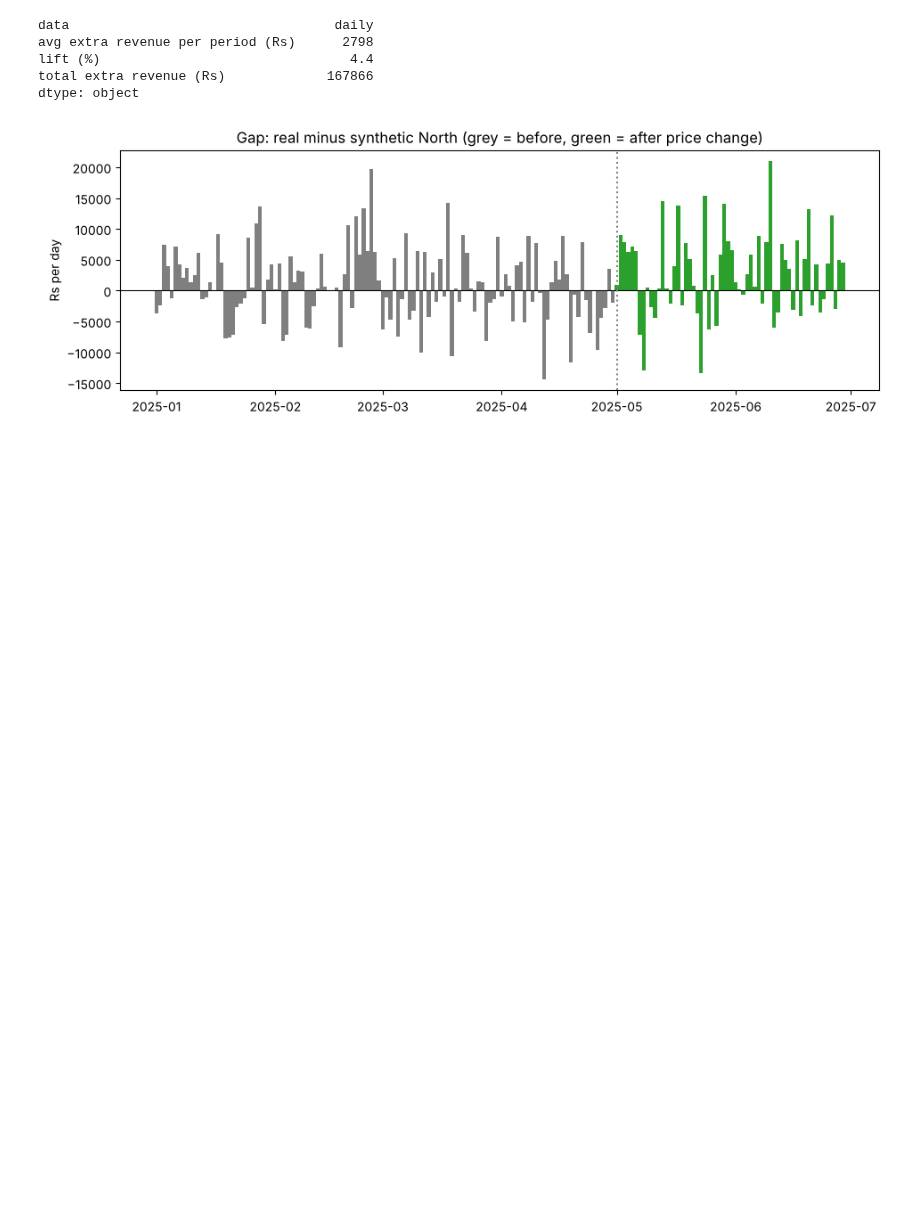
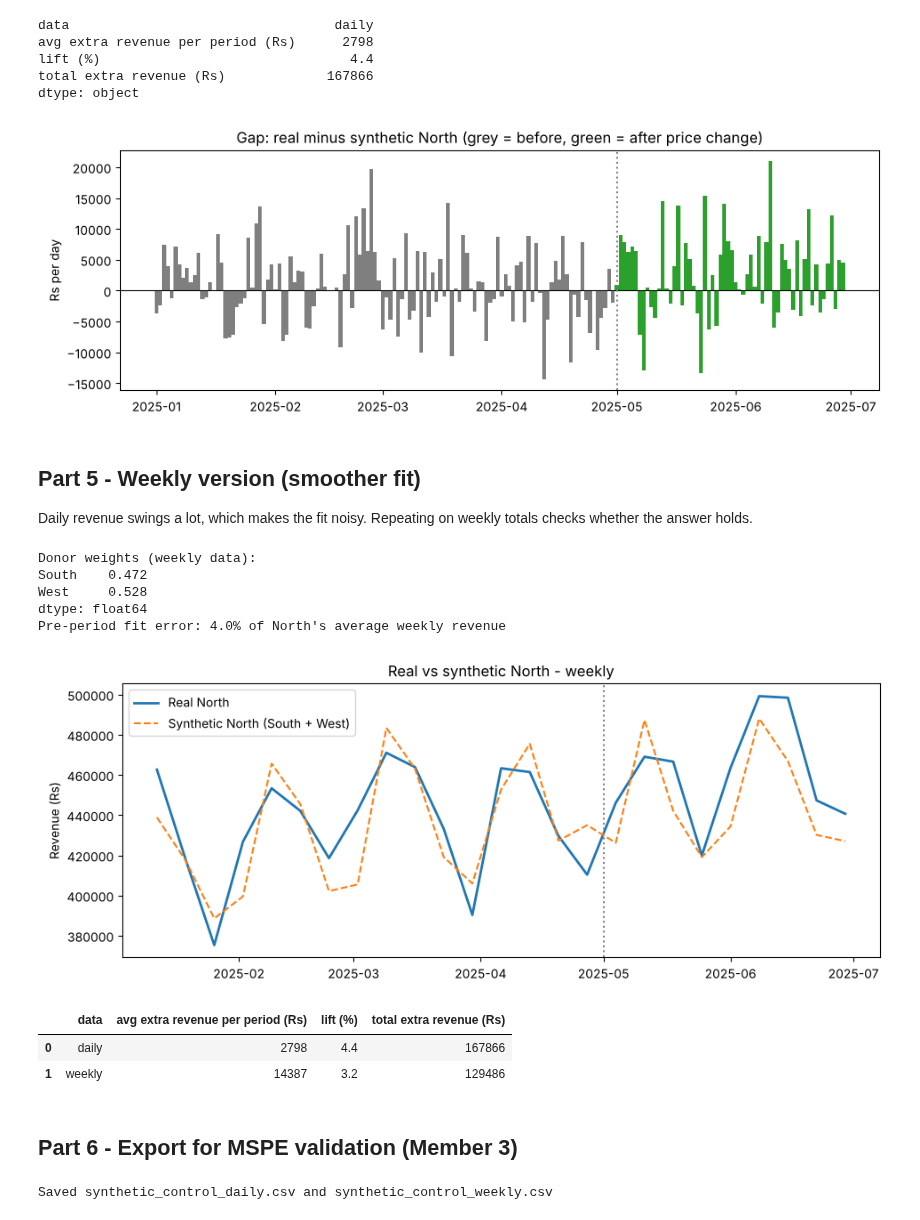
Before and after one commit to rharishwar6-hash/causal-inference-synthetic-control-pricing, a Jupyter notebook: 03_synthetic_control.ipynb, the cells around one changed output. Drawn from its saved outputs; the diff is of its cells as text; code cells hidden in the pictures; blank space fills up the shorter version.

Commit message:
feat(synth): add weekly comparison, export and findings

```diff
--- a/03_synthetic_control.ipynb
+++ b/03_synthetic_control.ipynb
@@ -145,3 +145,38 @@ ax.set_ylabel("Rs per day")
 plt.show()
 # %% [output]
 [figure]
+# %% [markdown]
+## Part 5 - Weekly version (smoother fit)
+Daily revenue swings a lot, which makes the fit noisy. Repeating on weekly totals checks whether the answer holds.
+# %%
+weights_weekly = fit_weights(weekly)
+synth_weekly = build_synthetic(weekly, weights_weekly)
+pre_w = synth_weekly[~synth_weekly["post"]]
+rmse_w = np.sqrt((pre_w["gap"] ** 2).mean())
+
+print("Donor weights (weekly data):")
+print(weights_weekly.round(3))
+print(f"Pre-period fit error: {rmse_w / pre_w['actual'].mean():.1%} of North's average weekly revenue")
+plot_synthetic(synth_weekly, "Real vs synthetic North - weekly")
+# %% [output]
+Donor weights (weekly data):
+South    0.472
+West     0.528
+dtype: float64
+Pre-period fit error: 4.0% of North's average weekly revenue
+[figure, added]
+# %%
+comparison = pd.DataFrame([daily_result, effect_summary(synth_weekly, "weekly")])
+comparison
+# %% [output]
+|  | data | avg extra revenue per period (Rs) | lift (%) | total extra revenue (Rs) |
+| 0 | daily | 2798 | 4.4 | 167866 |
+| 1 | weekly | 14387 | 3.2 | 129486 |
+# %% [markdown]
+## Part 6 - Export for MSPE validation (Member 3)
+# %%
+synth_daily.to_csv("synthetic_control_daily.csv")
+synth_weekly.to_csv("synthetic_control_weekly.csv")
+print("Saved synthetic_control_daily.csv and synthetic_control_weekly.csv")
+# %% [output]
+Saved synthetic_control_daily.csv and synthetic_control_weekly.csv
```
Also changed, not shown: parts of 1 cell of this notebook.
